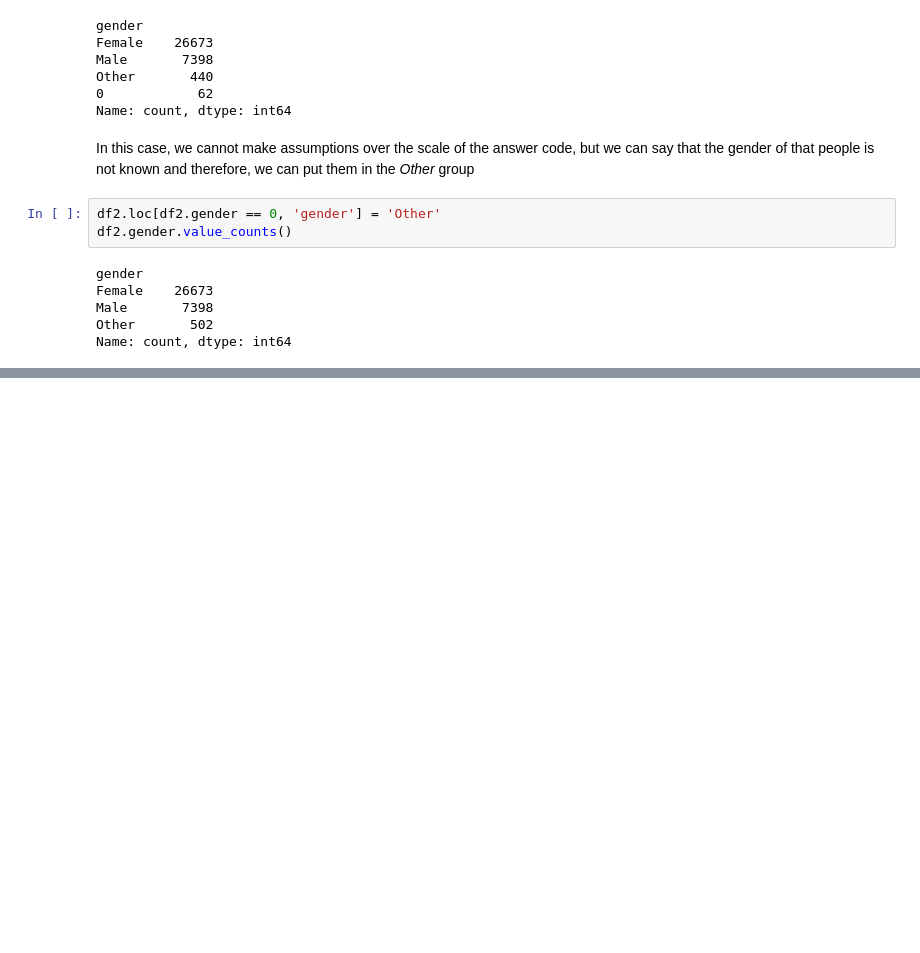
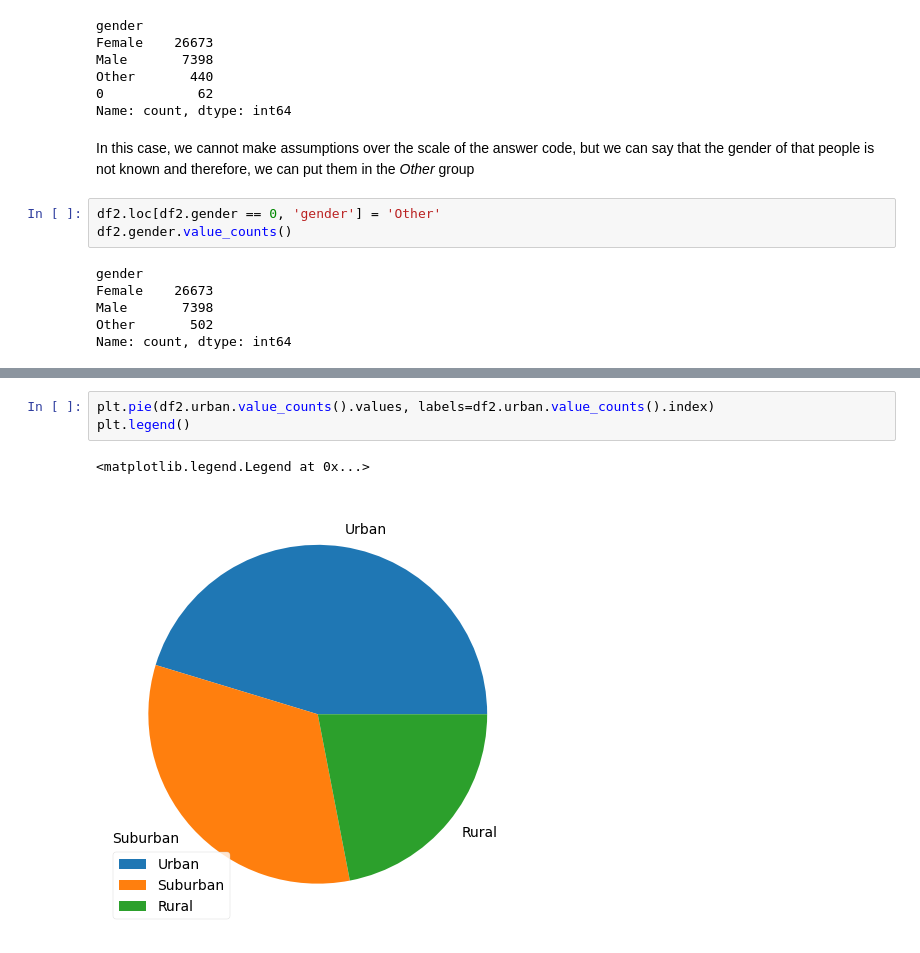
Before and after one commit to JRI11930/DASS-Responses-Analysis, a Jupyter notebook: notebooks/depression.ipynb, the cells around one changed output, grey strips where cells are left out. Cells and saved outputs as stored; diff of their text form; blank space fills up the shorter version.

```diff
--- a/notebooks/depression.ipynb
+++ b/notebooks/depression.ipynb
@@ -422,0 +520,6 @@ Name: count, dtype: int64
+# %%
+plt.pie(df2.urban.value_counts().values, labels=df2.urban.value_counts().index)
+plt.legend()
+# %% [output]
+<matplotlib.legend.Legend at 0x...>
+[figure, added]
```
Also changed, not shown: parts of 19 cells of this notebook.
